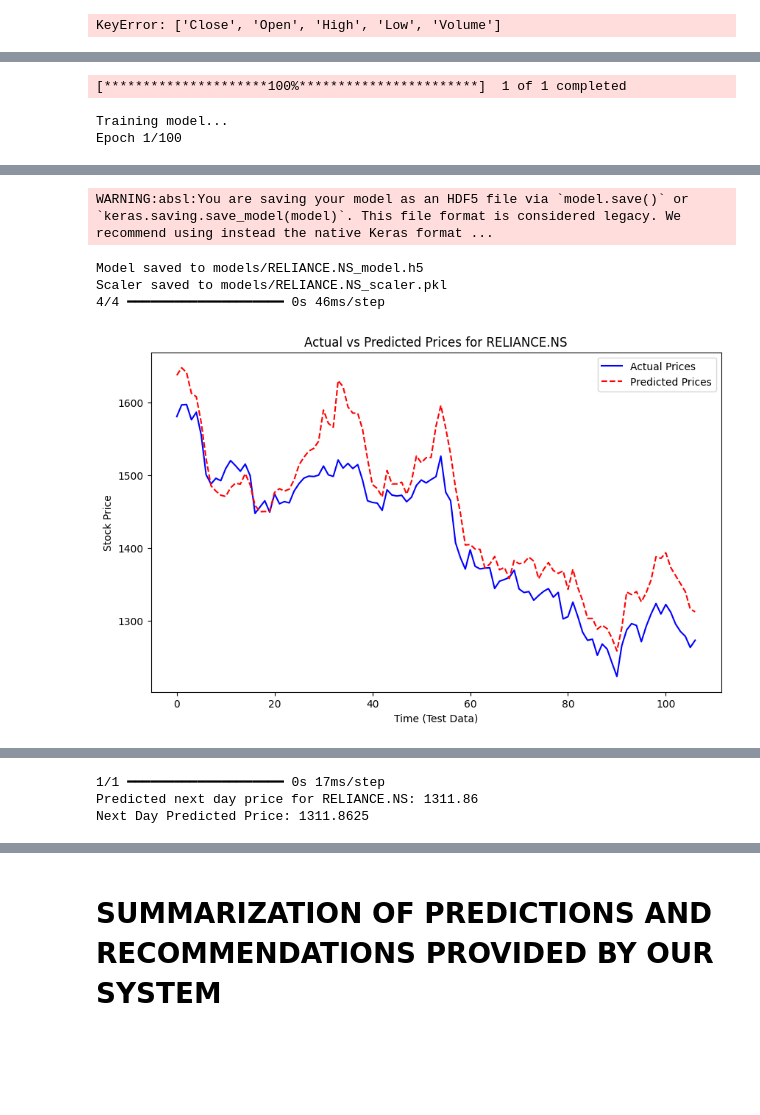
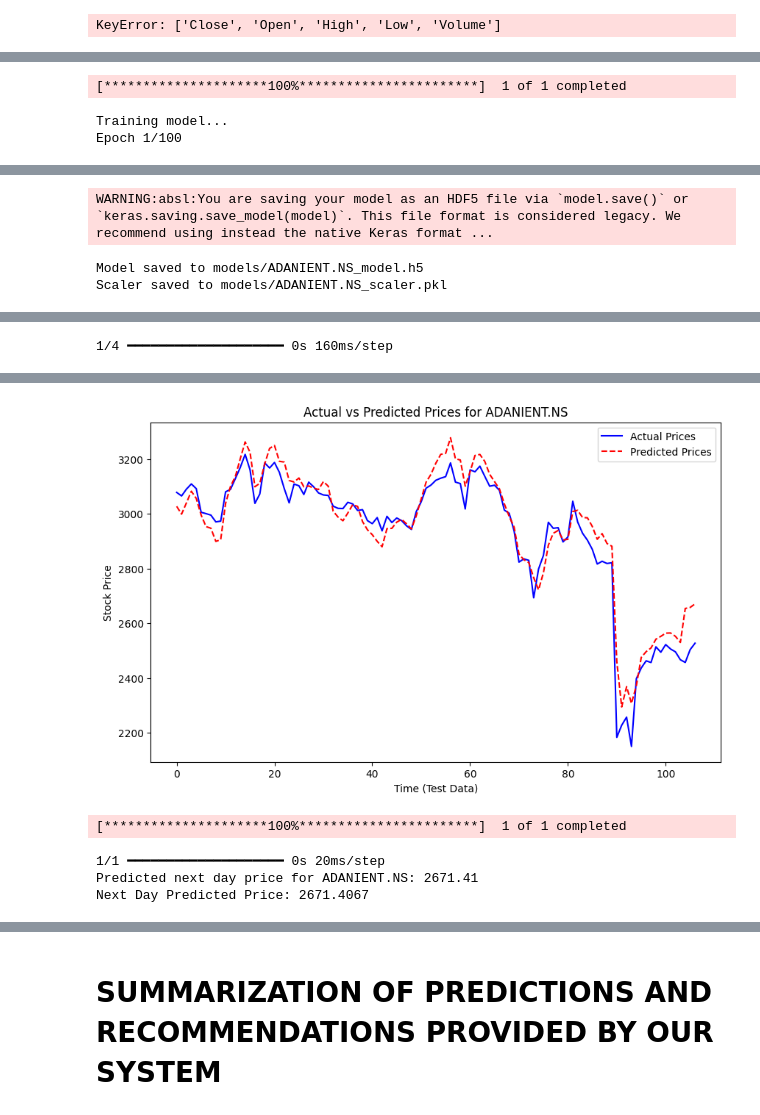
Before and after one commit to ShamanthHiremath/Enigma_24, a Jupyter notebook: notebooks/LSTM_Buy_Sell_Signals_Recommendation_Insights.ipynb, the cells around one changed output, grey strips where cells are left out. Drawn from its saved outputs; the diff is of its cells as text; code cells hidden in the pictures; blank space fills up the shorter version.

```diff
--- a/notebooks/LSTM_Buy_Sell_Signals_Recommendation_Insights.ipynb
+++ b/notebooks/LSTM_Buy_Sell_Signals_Recommendation_Insights.ipynb
@@ -838,7 +838,7 @@ Next Day Predicted Price: 288.82358
 # %%
 
 # Run the prediction
-ticker = "RELIANCE.NS"
+ticker = "ADANIENT.NS"
 start_date = "2020-01-01"
 end_date = datetime.today().strftime('%Y-%m-%d')
 
@@ -868,5 +868,3 @@ Epoch 100/100
 WARNING:absl:You are saving your model as an HDF5 file via `model.save()` or `keras.saving.save_model(model)`. This file format is considered legacy. We recommend using instead the native Keras format ...
-Model saved to models/RELIANCE.NS_model.h5
-Scaler saved to models/RELIANCE.NS_scaler.pkl
-4/4 ━━━━━━━━━━━━━━━━━━━━ 0s 46ms/step
+Model saved to models/ADANIENT.NS_model.h5
+Scaler saved to models/ADANIENT.NS_scaler.pkl
-[figure, old version]
@@ -874,3 +872 @@ Scaler saved to models/RELIANCE.NS_scaler.pkl
-1/1 ━━━━━━━━━━━━━━━━━━━━ 0s 17ms/step
-Predicted next day price for RELIANCE.NS: 1311.86
-Next Day Predicted Price: 1311.8625
+1/4 ━━━━━━━━━━━━━━━━━━━━ 0s 160ms/step
@@ -876,0 +875,5 @@ Next Day Predicted Price: 1311.8625
+[figure, new version]
+[*********************100%***********************]  1 of 1 completed
+1/1 ━━━━━━━━━━━━━━━━━━━━ 0s 20ms/step
+Predicted next day price for ADANIENT.NS: 2671.41
+Next Day Predicted Price: 2671.4067
```
Also changed, not shown: parts of 4 cells of this notebook, 1 other file.
